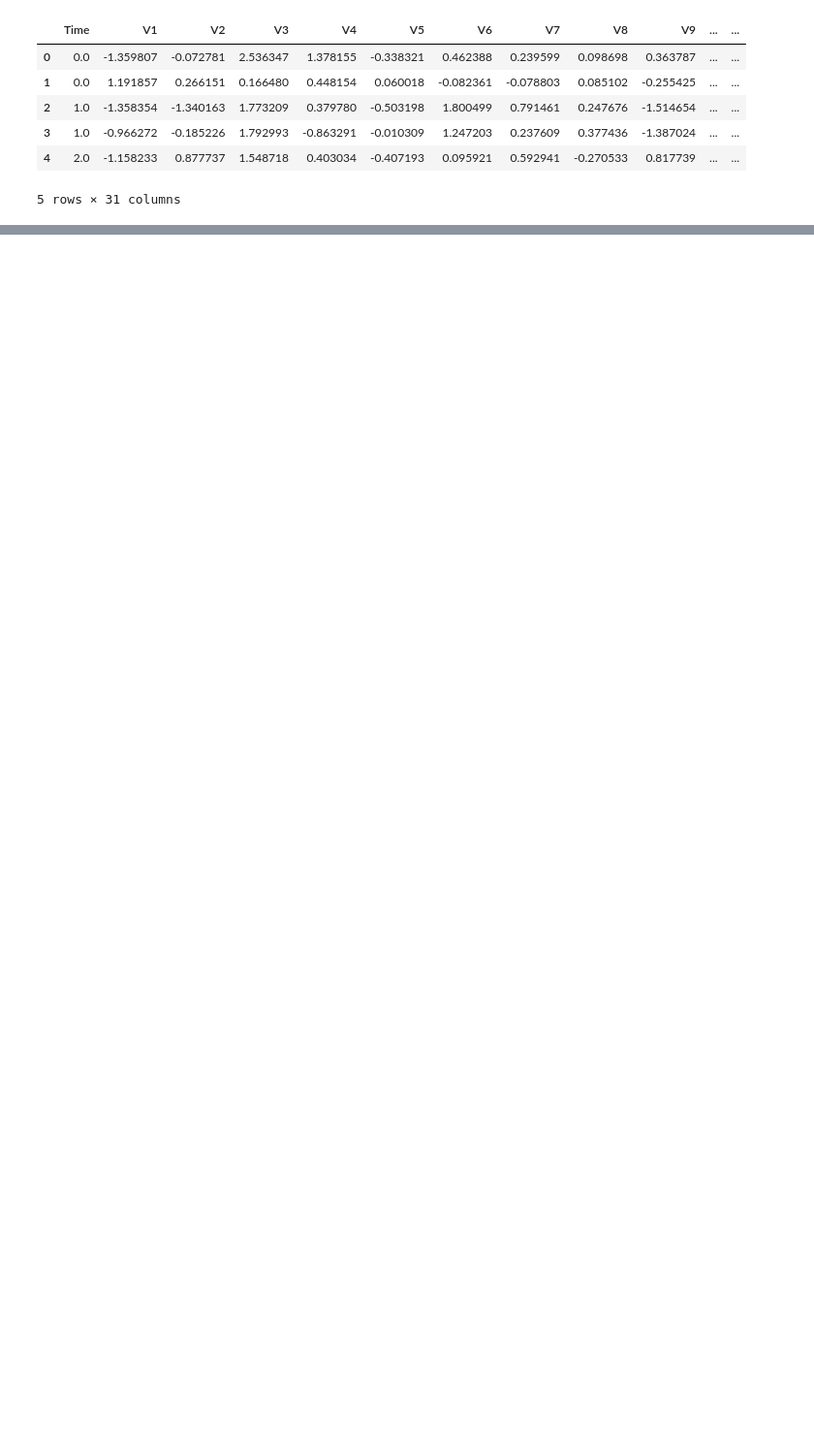
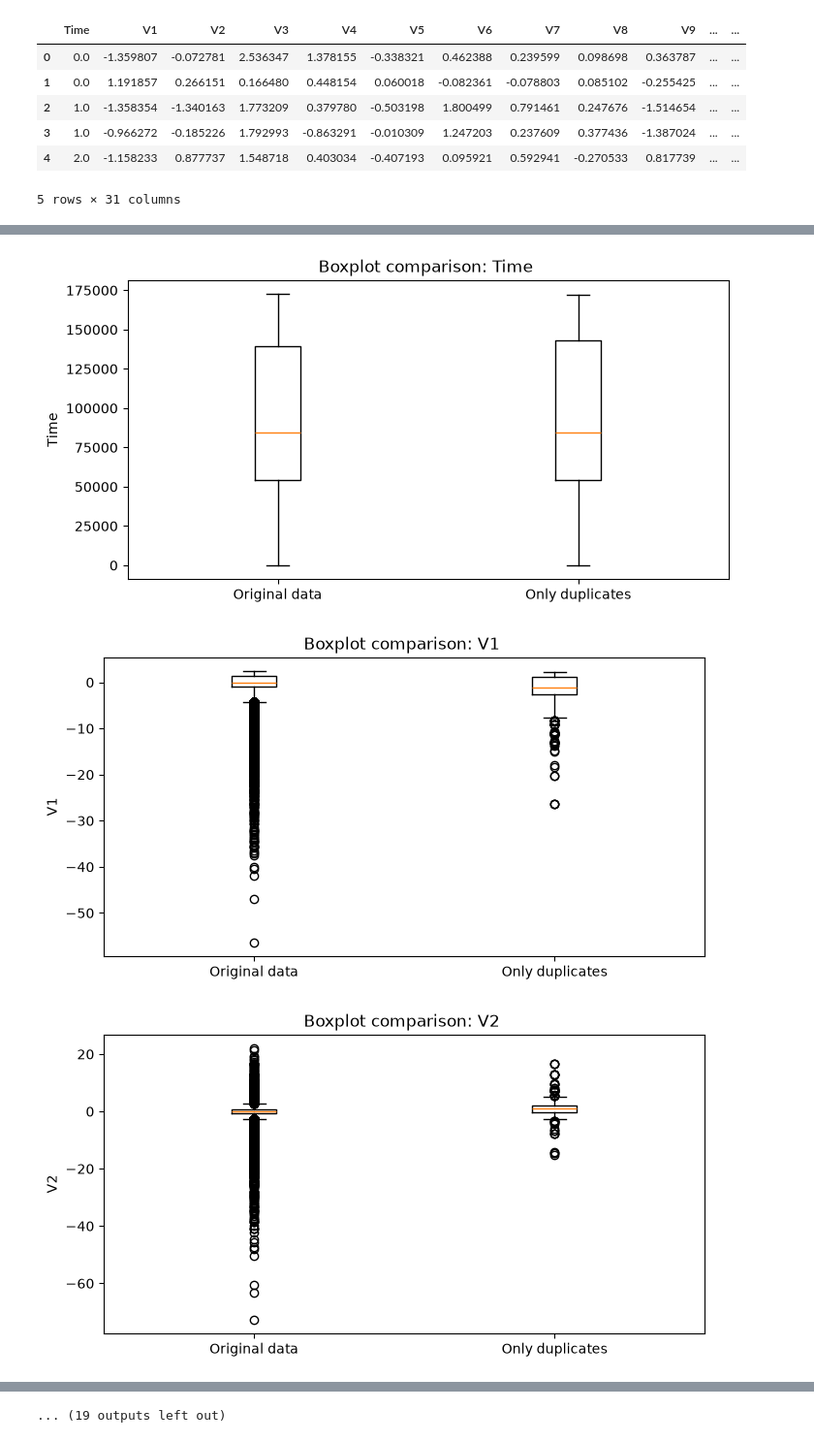
Before and after one commit to piotruxD/Credit-Fraud-Detection, a Jupyter notebook: credit_fraud.ipynb, the cells around one changed output, grey strips where cells are left out. Shown at 97% size. Saved outputs shown, nothing was run; the diff lists cells and outputs as text; code cells hidden in the pictures; blank space fills up the shorter version.

```diff
--- a/credit_fraud.ipynb
+++ b/credit_fraud.ipynb
@@ -113,0 +209,22 @@ dtype: object
+# %%
+#9. Boxplot chart for all data and only duplicates
+credit_card_data_only_duplicates = credit_card_data[credit_card_data.duplicated()]
+
+for col in credit_card_data.columns:
+    plt.figure(figsize=(8, 4))
+
+    plt.boxplot(
+        [
+            credit_card_data[col],
+            credit_card_data_only_duplicates[col]
+        ],
+        tick_labels=["Original data", "Only duplicates"]
+    )
+
+    plt.title(f"Boxplot comparison: {col} ")
+    plt.ylabel(col)
+    plt.show()
+# %% [output]
+[figure, added]
+[figure, added]
+[figure, added]
@@ -113,0 +240 @@ dtype: object
+... (19 outputs left out)
```
Also changed, not shown: parts of 17 cells of this notebook.
